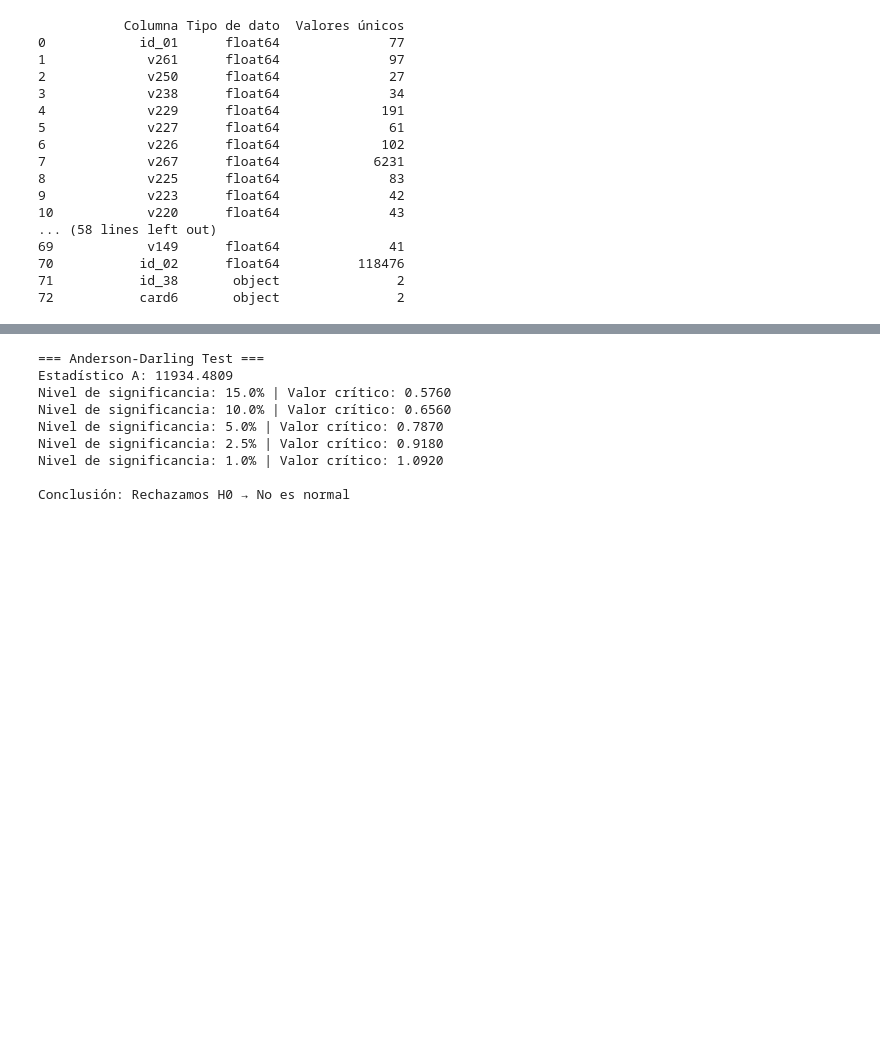
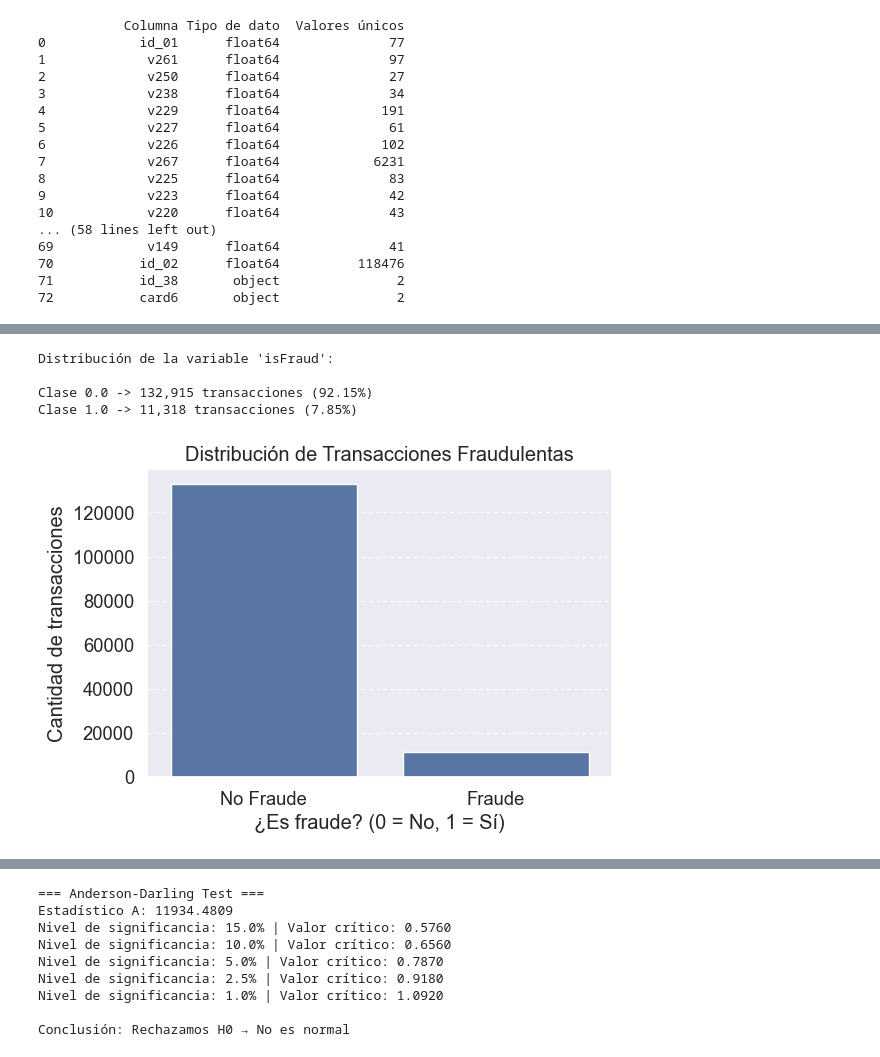
Before and after one commit to Darhudda/Machine_learning, a Jupyter notebook: _sources/EDA.ipynb, the cells around one changed output, grey strips where cells are left out. Drawn from its saved outputs; the diff is of its cells as text; code cells hidden in the pictures; blank space fills up the shorter version.

```diff
--- a/_sources/EDA.ipynb
+++ b/_sources/EDA.ipynb
@@ -139,0 +211,25 @@ plt.show()
+# %%
+# Conteo y porcentaje de cada clase
+conteo = df['isfraud'].value_counts()
+porcentaje = df['isfraud'].value_counts(normalize=True) * 100
+
+# Mostrar resumen en texto
+print("Distribución de la variable 'isFraud':\n")
+for clase in conteo.index:
+    print(f"Clase {clase} -> {conteo[clase]:,} transacciones ({porcentaje[clase]:.2f}%)")
+# %% [output]
+Distribución de la variable 'isFraud':
+
+Clase 0.0 -> 132,915 transacciones (92.15%)
+Clase 1.0 -> 11,318 transacciones (7.85%)
+# %%
+plt.figure(figsize=(6, 4))
+sns.countplot(x='isfraud', data=df)
+plt.title('Distribución de Transacciones Fraudulentas')
+plt.xlabel('¿Es fraude? (0 = No, 1 = Sí)')
+plt.ylabel('Cantidad de transacciones')
+plt.xticks([0, 1], ['No Fraude', 'Fraude'])
+plt.grid(axis='y', linestyle='--', alpha=0.7)
+plt.show()
+# %% [output]
+[figure, added]
```
Also changed, not shown: parts of 29 cells of this notebook, 40 other files.
